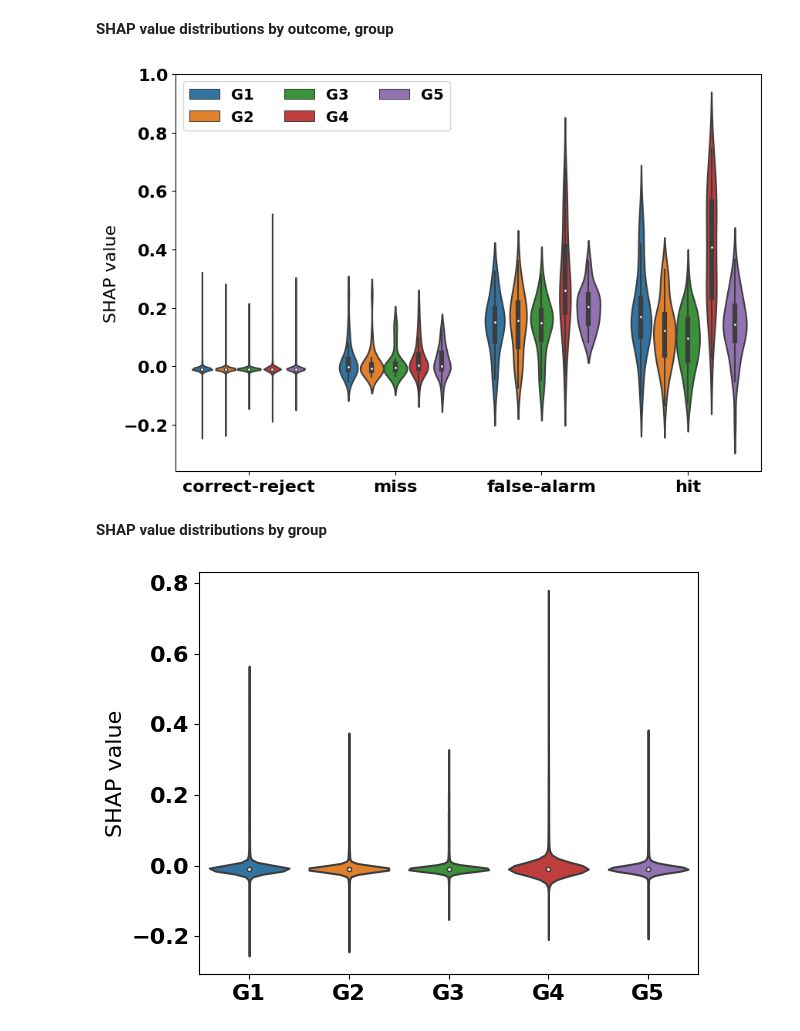
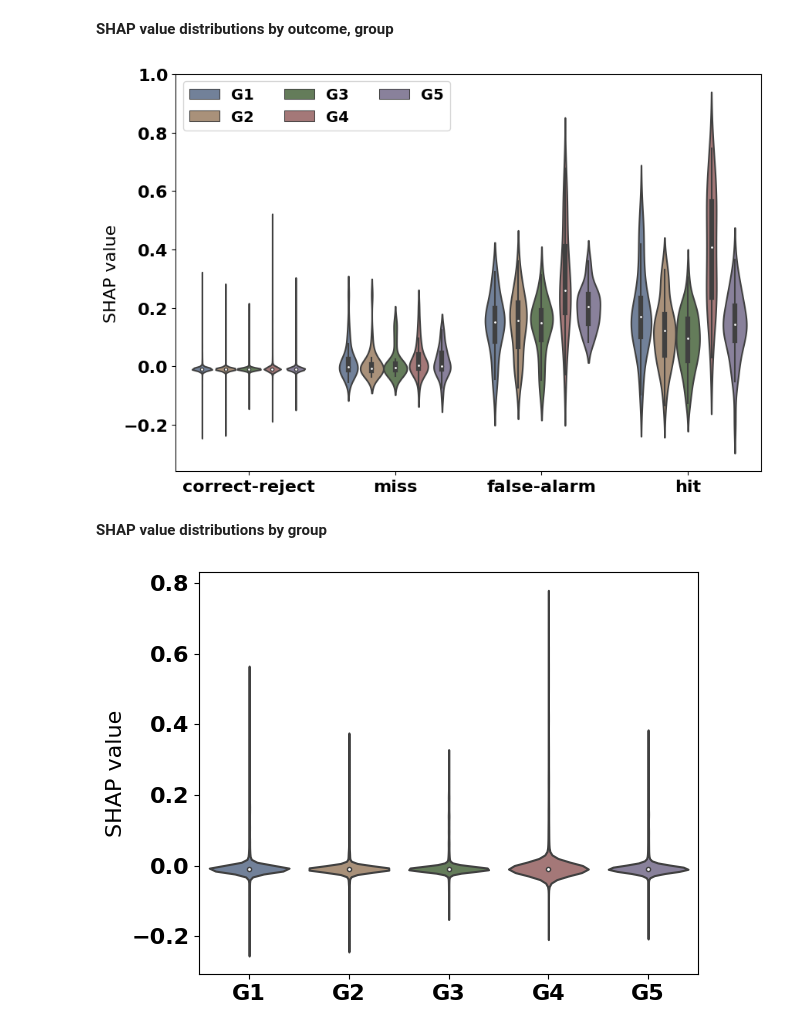
Before and after one commit to conrad-blucher-institute/FogNet, a Jupyter notebook: inference/XAI/FogNet_XAI_Analysis.ipynb, the cells around one changed output. Cells and saved outputs as stored; diff of their text form; code cells hidden in the pictures.

```diff
--- a/inference/XAI/FogNet_XAI_Analysis.ipynb
+++ b/inference/XAI/FogNet_XAI_Analysis.ipynb
@@ -369,25 +377,25 @@ df = pd.melt(dfOutcomes,
 **SHAP value distributions by outcome, group**
 # %%
 fig, ax = plt.subplots(figsize=(9, 6))
-sns.violinplot(data=df, y='value', x='outcome', hue='variable', ax=ax).set(title='SHAP Value Distributions by outcome, group')
+sns.violinplot(data=df, y='value', x='outcome', hue='variable', palette=colors, ax=ax).set(title='SHAP Value Distributions by outcome, group')
 handles, labels = ax.get_legend_handles_labels()
 ax.legend(handles=handles[0:], labels=labels[0:])
 plt.ylabel("SHAP value")
 plt.xlabel("")
 plt.legend(ncol=3, loc='upper left', prop={'size': 14})
 plt.title("")
 plt.tight_layout()
 plt.savefig("GroupWiseSHAP_OutcomeGroup.pdf")
 # %% [output]
-[figure, old version]
+[figure, new version]
 # %% [markdown]
 **SHAP value distributions by group**
 # %%
-sns.violinplot(data=df, y='value', x='variable',scale="width").set(title='SHAP Value Distributions by group');
+sns.violinplot(data=df, y='value', x='variable', scale="width", palette=colors).set(title='SHAP Value Distributions by group');
 plt.ylabel("SHAP value")
 plt.xlabel("")
 plt.title("")
 plt.tight_layout()
 plt.savefig("GroupWiseSHAP_Group.pdf")
 # %% [output]
-[figure, old version]
+[figure, new version]
```
Also changed, not shown: parts of 3 cells of this notebook.
